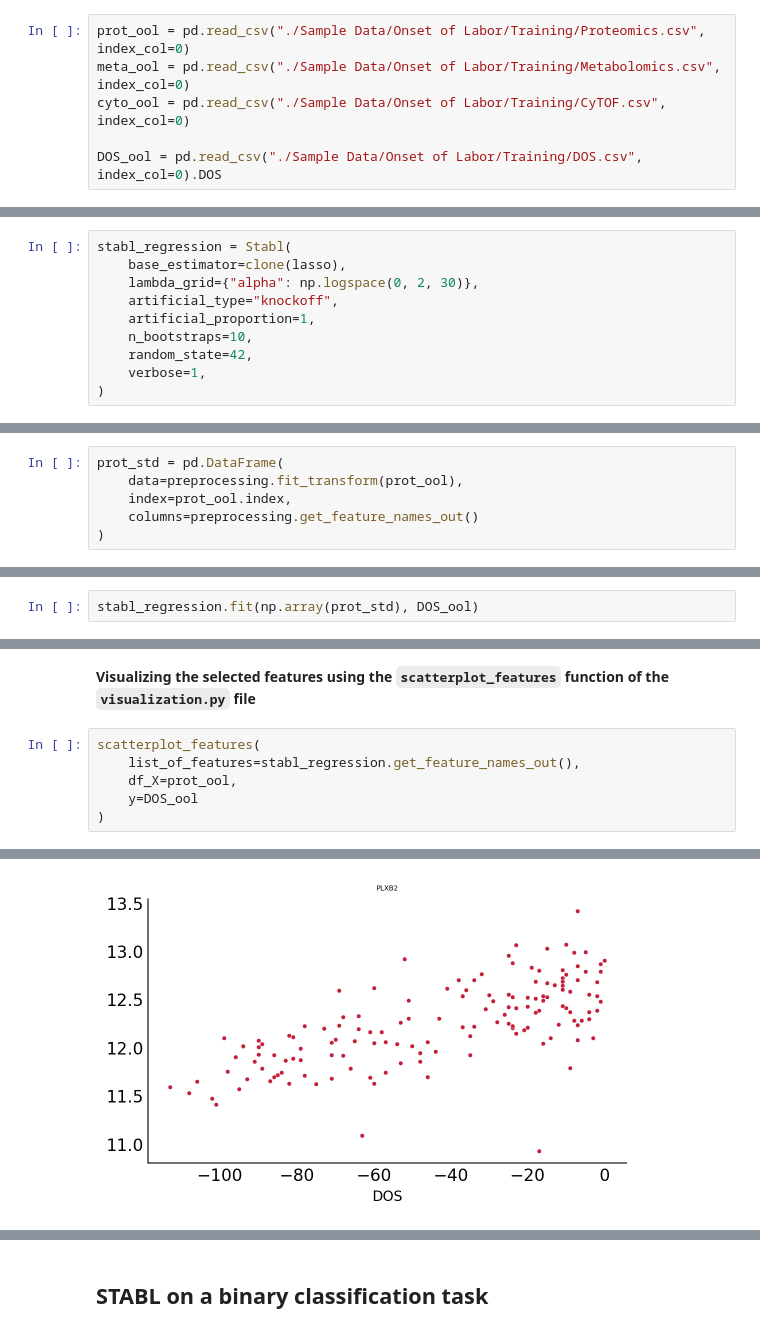
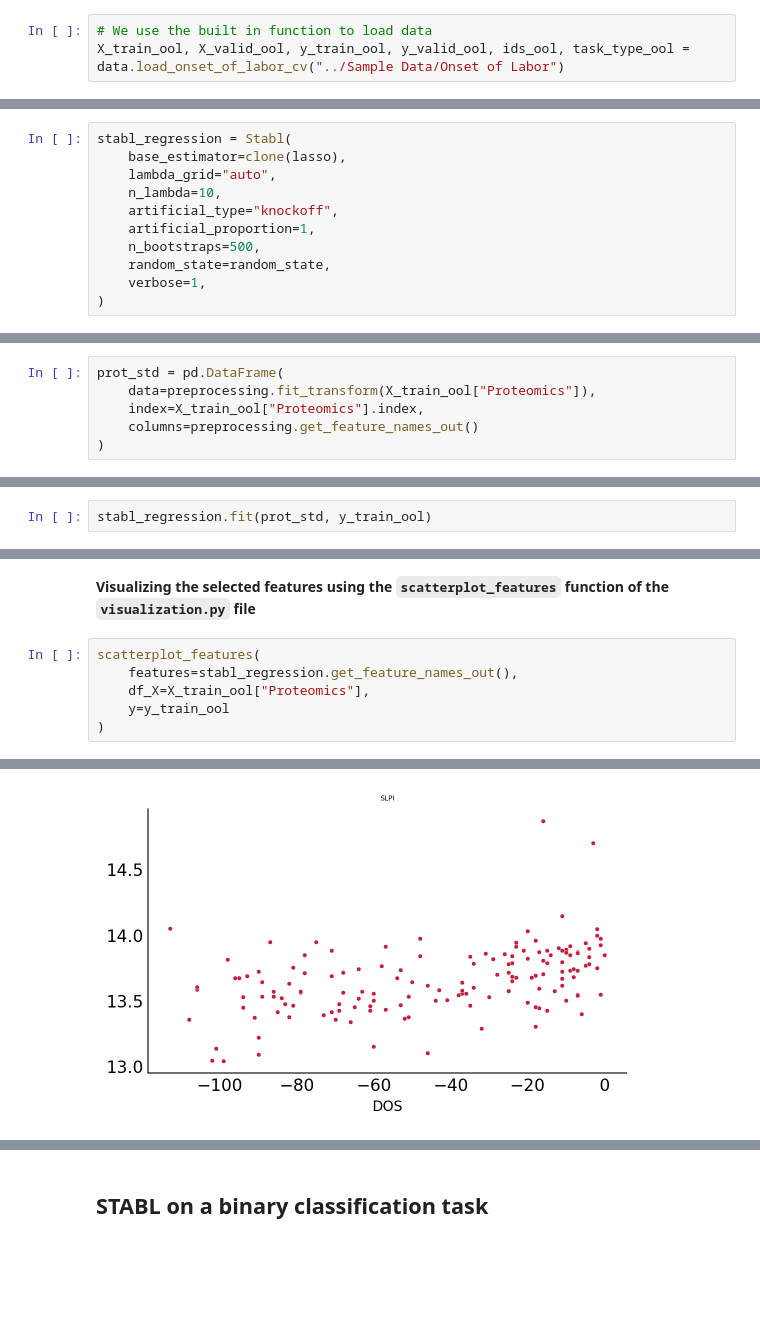
Before and after one commit to gregbellan/Stabl, a Jupyter notebook: Notebook examples/Tutorial Notebook.ipynb, the cells around one changed output, grey strips where cells are left out. Drawn from its saved outputs; the diff is of its cells as text; blank space fills up the shorter version.

Commit message:
First commit for the light weight version of Stabl

```diff
--- a/Notebook examples/Tutorial Notebook.ipynb
+++ b/Notebook examples/Tutorial Notebook.ipynb
@@ -44,6 +54,3 @@ The outcome is the onset of labor (in days before labor)
 # %%
-prot_ool = pd.read_csv("./Sample Data/Onset of Labor/Training/Proteomics.csv", index_col=0)
-meta_ool = pd.read_csv("./Sample Data/Onset of Labor/Training/Metabolomics.csv", index_col=0)
-cyto_ool = pd.read_csv("./Sample Data/Onset of Labor/Training/CyTOF.csv", index_col=0)
-
-DOS_ool = pd.read_csv("./Sample Data/Onset of Labor/Training/DOS.csv", index_col=0).DOS
+# We use the built in function to load data
+X_train_ool, X_valid_ool, y_train_ool, y_valid_ool, ids_ool, task_type_ool = data.load_onset_of_labor_cv("../Sample Data/Onset of Labor")
@@ -126,19 +151,20 @@ The python files contains various functions and method to help the user in visua
 # %%
 stabl_regression = Stabl(
     base_estimator=clone(lasso),
-    lambda_grid={"alpha": np.logspace(0, 2, 30)},
+    lambda_grid="auto",
+    n_lambda=10,
     artificial_type="knockoff",
     artificial_proportion=1,
-    n_bootstraps=10,
-    random_state=42,
+    n_bootstraps=500,
+    random_state=random_state,
     verbose=1,
 )
 # %% [markdown]
 **Applying the preprocessing pipeline to the input file**
 # %%
 prot_std = pd.DataFrame(
-    data=preprocessing.fit_transform(prot_ool),
-    index=prot_ool.index,
+    data=preprocessing.fit_transform(X_train_ool["Proteomics"]),
+    index=X_train_ool["Proteomics"].index,
     columns=preprocessing.get_feature_names_out()
 )
 # %% [markdown]
@@ -149,4 +172,4 @@ jl = Julia(compiled_modules=False)
 # %%
-stabl_regression.fit(np.array(prot_std), DOS_ool)
+stabl_regression.fit(prot_std, y_train_ool)
 # %% [output]
 Stabl(artificial_proportion=1, artificial_type='knockoff',
@@ -186,8 +223,8 @@ array(['Siglec.6', 'Activin.A', 'IL.1.R4', 'MMP.12', 'PLXB2'],
 **Visualizing the selected features using the `scatterplot_features` function of the `visualization.py` file**
 # %%
 scatterplot_features(
-    list_of_features=stabl_regression.get_feature_names_out(),
-    df_X=prot_ool,
-    y=DOS_ool
+    features=stabl_regression.get_feature_names_out(),
+    df_X=X_train_ool["Proteomics"],
+    y=y_train_ool
 )
 # %% [output]
@@ -198 +235 @@ scatterplot_features(
-[figure, old version]
+[figure, new version]
```
Also changed, not shown: parts of 51 cells of this notebook, 28 other files.
